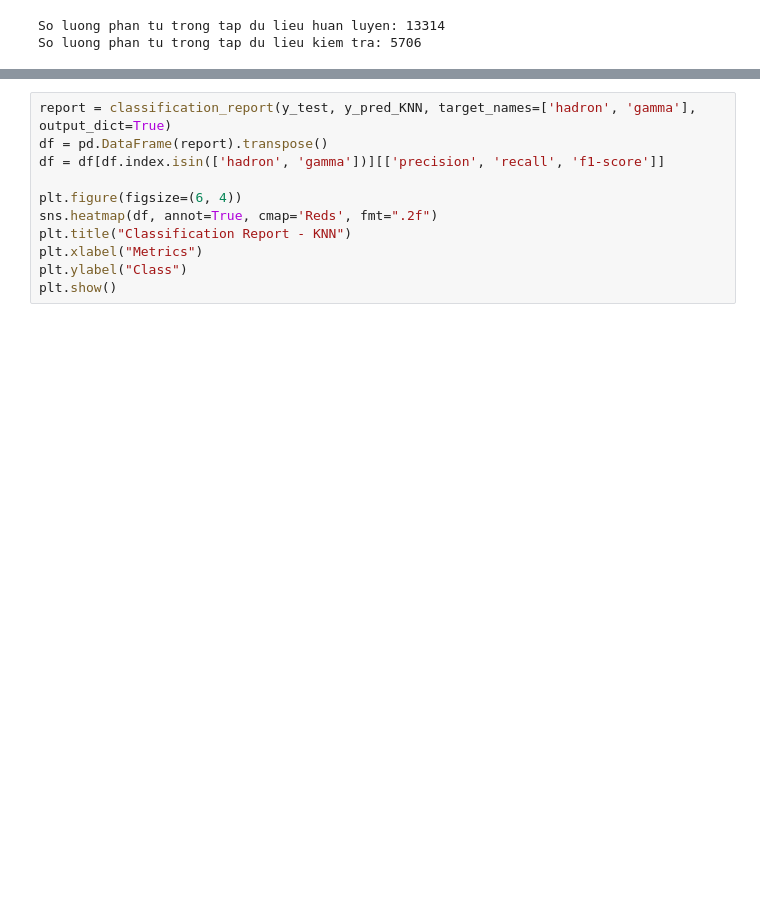
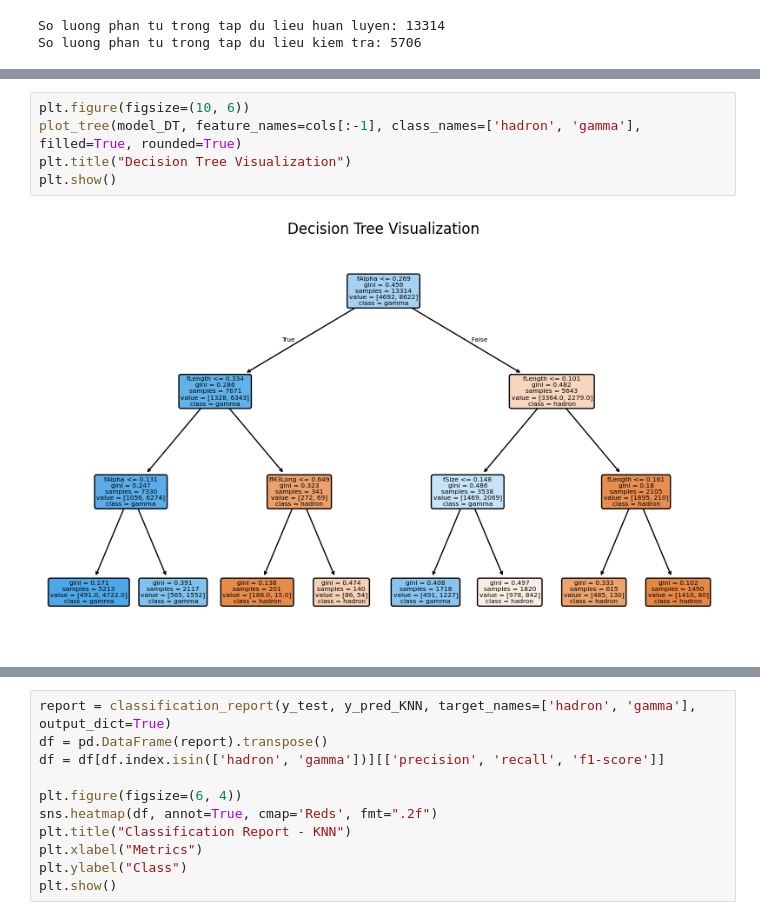
Before and after one commit to hoanle123564/MHUD_Nhom_10, a Jupyter notebook: magic_gamma.ipynb, the cells around one changed output, grey strips where cells are left out. Drawn from its saved outputs; the diff is of its cells as text; blank space fills up the shorter version.

```diff
--- a/magic_gamma.ipynb
+++ b/magic_gamma.ipynb
@@ -96 +144,8 @@ plt.show()
+# %%
+plt.figure(figsize=(10, 6))
+plot_tree(model_DT, feature_names=cols[:-1], class_names=['hadron', 'gamma'], filled=True, rounded=True)
+plt.title("Decision Tree Visualization")
+plt.show()
+# %% [output]
+[figure, added]
 # %%
```
Also changed, not shown: parts of 13 cells of this notebook, 4 other files.
